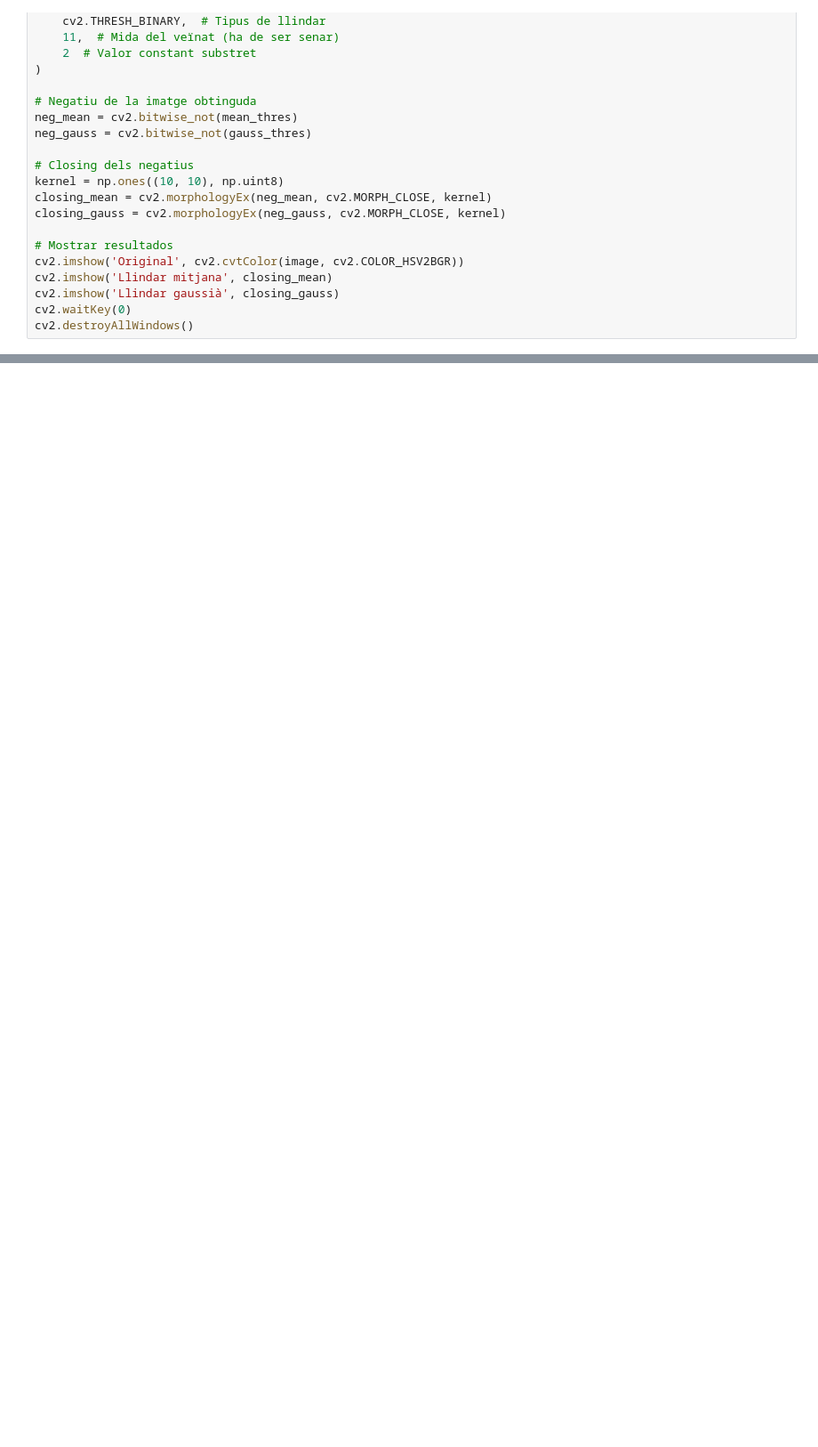
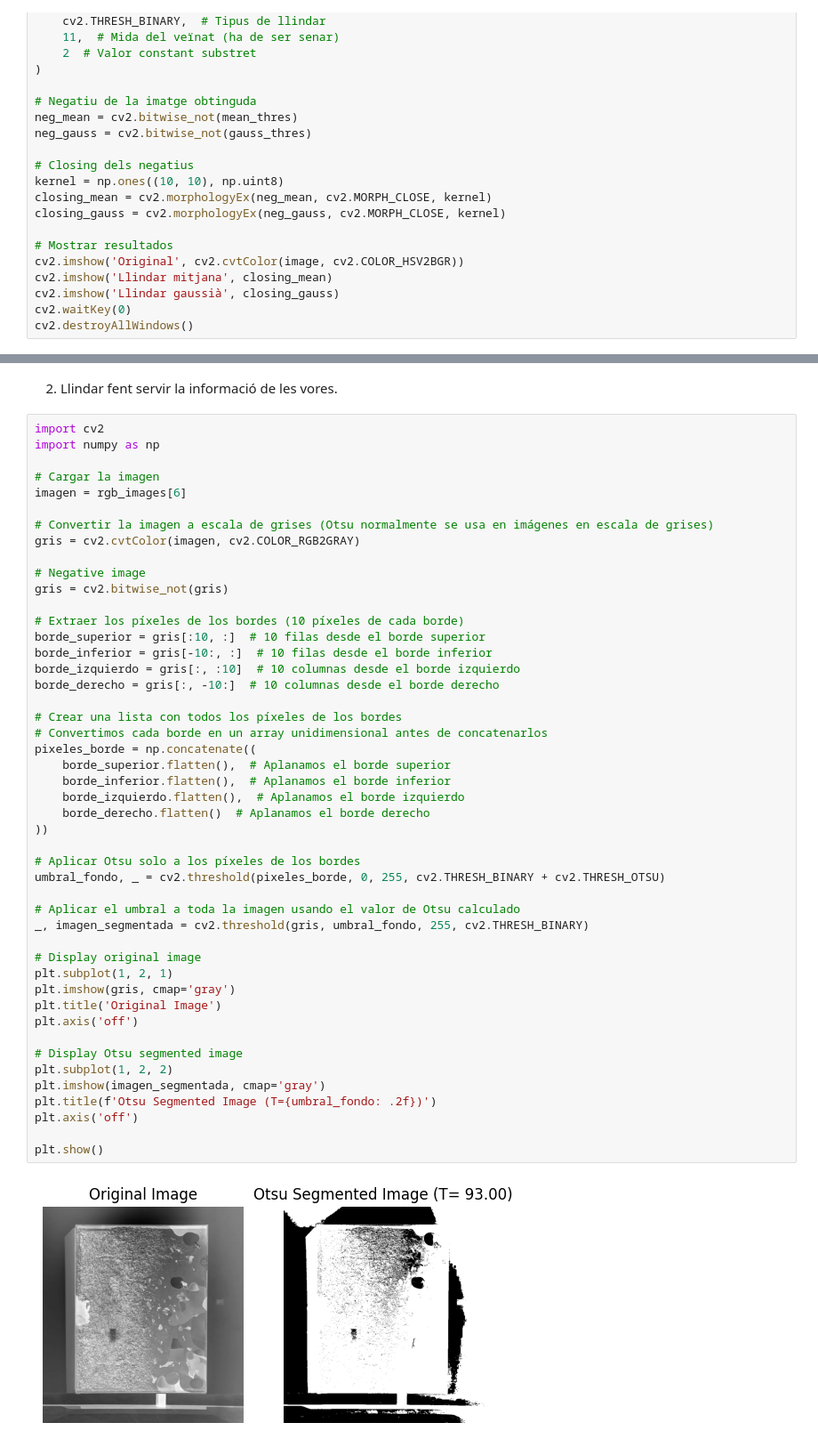
Before and after one commit to MCV-2024-C1-Project/Team7, a Jupyter notebook: segmentation.ipynb, the cells around one changed output, grey strips where cells are left out. Shown at 89% size. Saved outputs shown, nothing was run; the diff lists cells and outputs as text; blank space fills up the shorter version.

```diff
--- a/segmentation.ipynb
+++ b/segmentation.ipynb
@@ -440,0 +495,51 @@ cv2.destroyAllWindows()
+# %% [markdown]
+2. Llindar fent servir la informació de les vores.
+# %%
+import cv2
+import numpy as np
+
+# Cargar la imagen
+imagen = rgb_images[6]
+
+# Convertir la imagen a escala de grises (Otsu normalmente se usa en imágenes en escala de grises)
+gris = cv2.cvtColor(imagen, cv2.COLOR_RGB2GRAY)
+
+# Negative image
+gris = cv2.bitwise_not(gris)
+
+# Extraer los píxeles de los bordes (10 píxeles de cada borde)
+borde_superior = gris[:10, :]  # 10 filas desde el borde superior
+borde_inferior = gris[-10:, :]  # 10 filas desde el borde inferior
+borde_izquierdo = gris[:, :10]  # 10 columnas desde el borde izquierdo
+borde_derecho = gris[:, -10:]  # 10 columnas desde el borde derecho
+
+# Crear una lista con todos los píxeles de los bordes
+# Convertimos cada borde en un array unidimensional antes de concatenarlos
+pixeles_borde = np.concatenate((
+    borde_superior.flatten(),  # Aplanamos el borde superior
+    borde_inferior.flatten(),  # Aplanamos el borde inferior
+    borde_izquierdo.flatten(),  # Aplanamos el borde izquierdo
+    borde_derecho.flatten()  # Aplanamos el borde derecho
+))
+
+# Aplicar Otsu solo a los píxeles de los bordes
+umbral_fondo, _ = cv2.threshold(pixeles_borde, 0, 255, cv2.THRESH_BINARY + cv2.THRESH_OTSU)
+
+# Aplicar el umbral a toda la imagen usando el valor de Otsu calculado
+_, imagen_segmentada = cv2.threshold(gris, umbral_fondo, 255, cv2.THRESH_BINARY)
+
+# Display original image
+plt.subplot(1, 2, 1)
+plt.imshow(gris, cmap='gray')
+plt.title('Original Image')
+plt.axis('off')
+
+# Display Otsu segmented image
+plt.subplot(1, 2, 2)
+plt.imshow(imagen_segmentada, cmap='gray')
+plt.title(f'Otsu Segmented Image (T={umbral_fondo: .2f})')
+plt.axis('off')
+
+plt.show()
+# %% [output]
+[figure, added]
```
Also changed, not shown: parts of 4 cells of this notebook.
